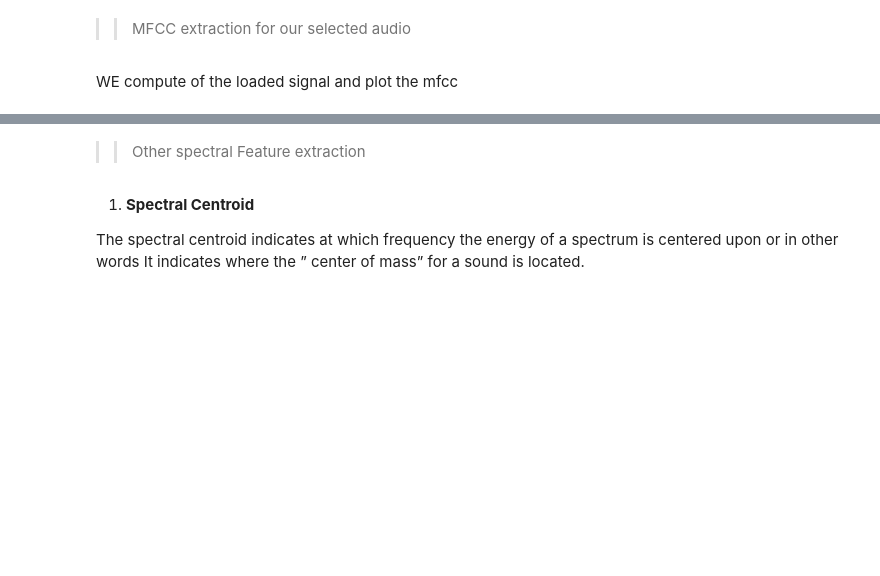
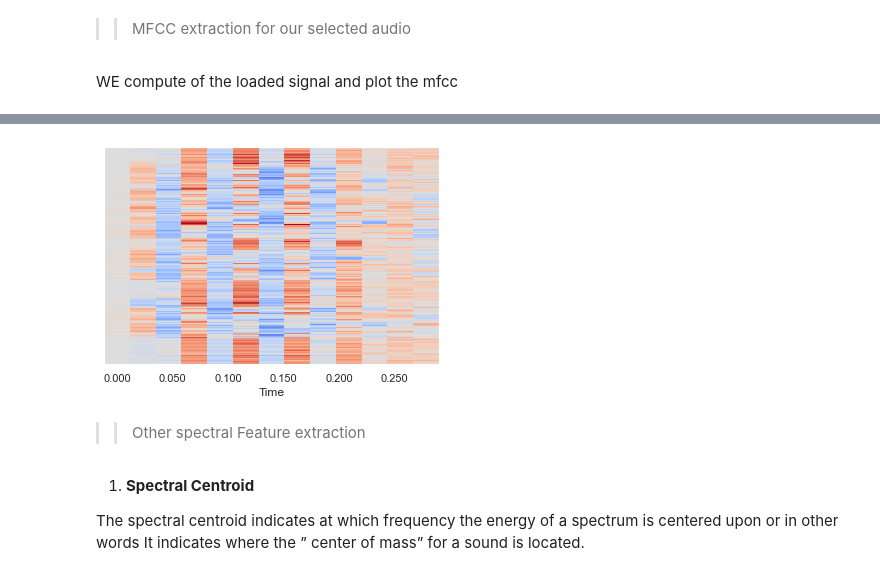
Before and after one commit to Speech-to-text-tenac/STT, a Jupyter notebook: notebooks/preprocessing_task1.ipynb, the cells around one changed output, grey strips where cells are left out. Drawn from its saved outputs; the diff is of its cells as text; code cells hidden in the pictures; blank space fills up the shorter version.

```diff
--- a/notebooks/preprocessing_task1.ipynb
+++ b/notebooks/preprocessing_task1.ipynb
@@ -255,4 +295,5 @@ WE compute of the loaded signal and plot the mfcc
 # %%
 from python_speech_features import mfcc
-mfccs = mfcc(audio, rate) # compute the mfcc
-prep.plot_mfcc(mfccs, rate)
+mfccs = mfcc(y, sr) # compute the mfcc
+prep.plot_mfcc(mfccs, sr)
+# %% [output]
@@ -259,3 +301,4 @@ prep.plot_mfcc(mfccs, rate)
+[figure, added]
 # %% [markdown]
 >> Other spectral Feature extraction
 # %% [markdown]
```
Also changed, not shown: parts of 6 cells of this notebook, 1 other file.
